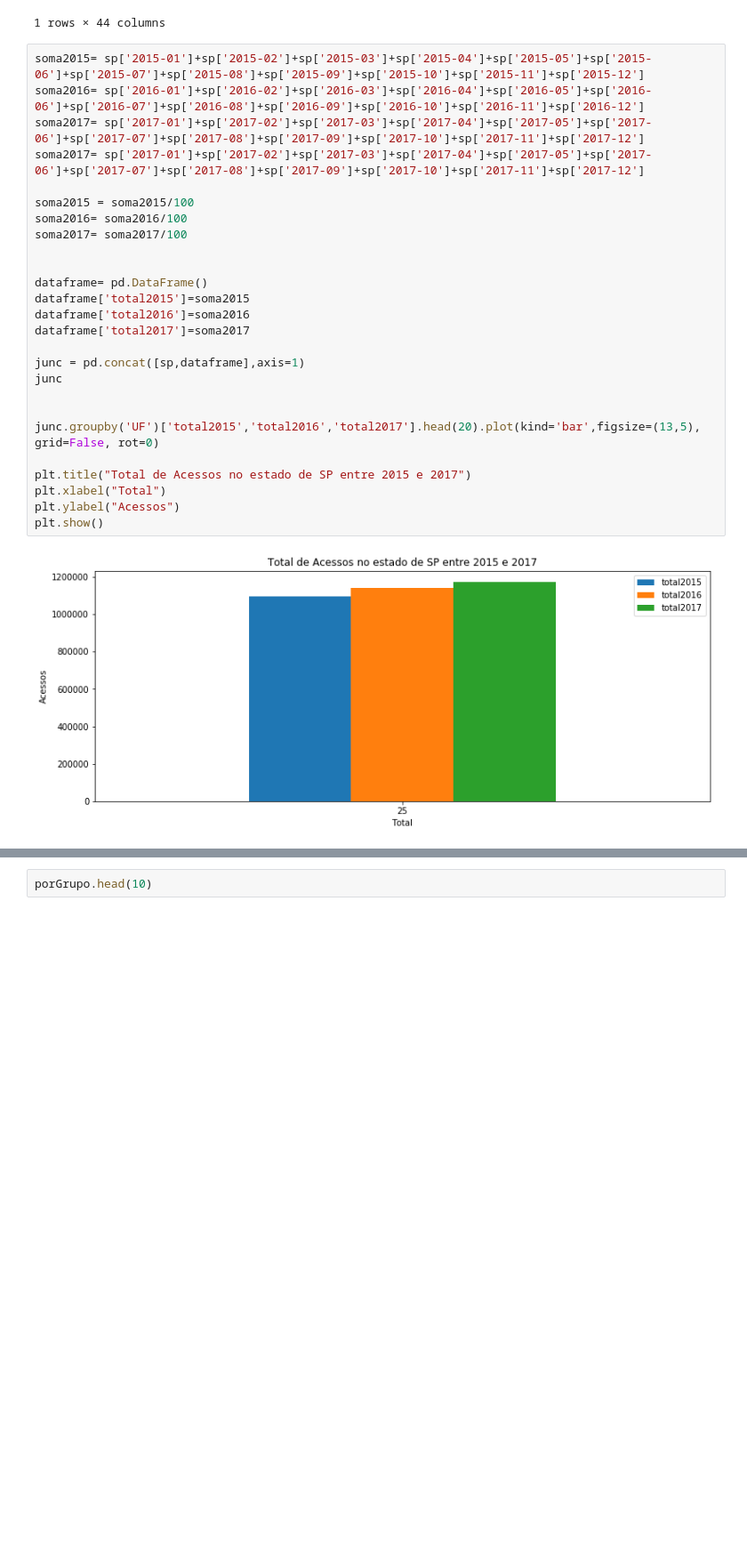
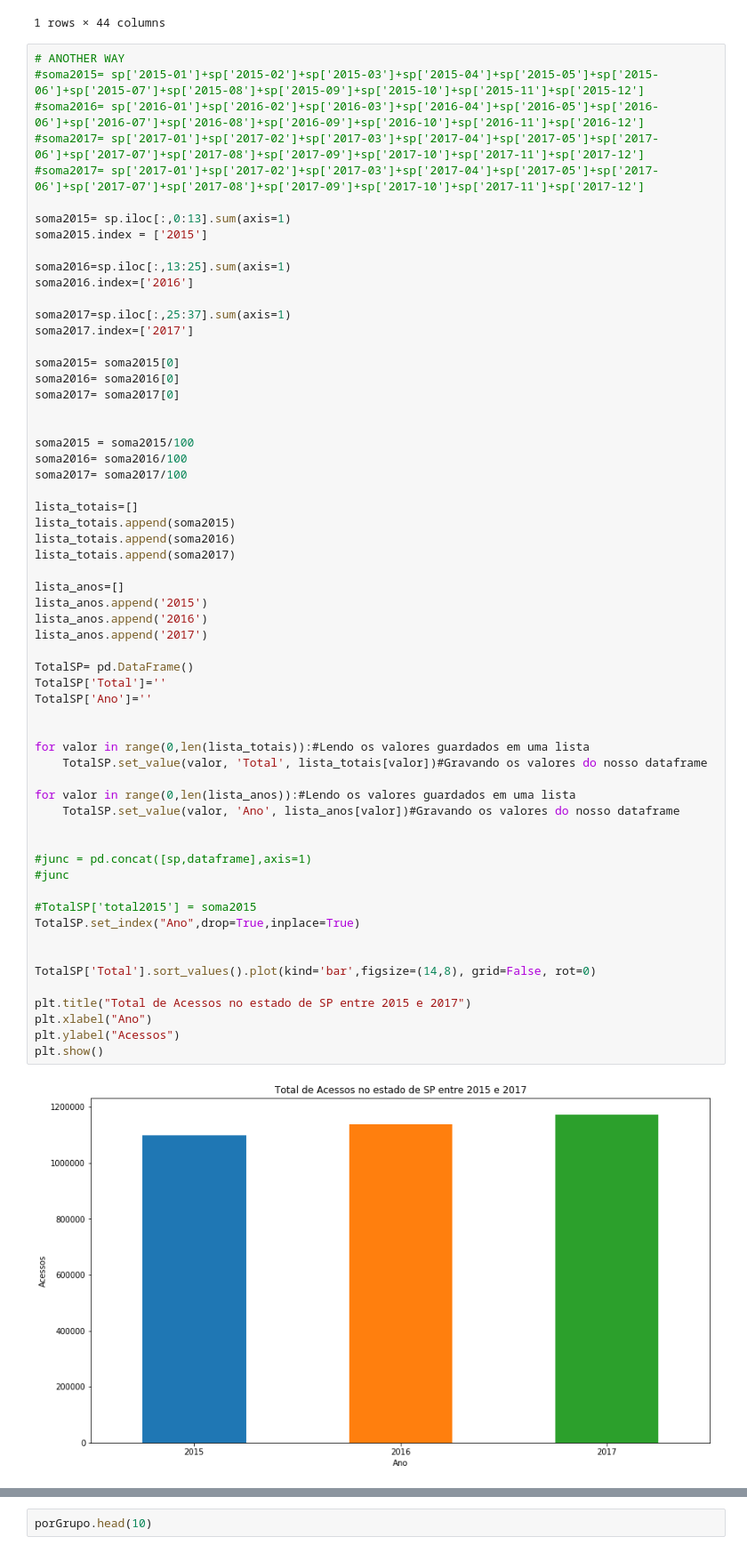
Before and after one commit to WanderWashington/AnaliseAnatel, a Jupyter notebook: Anatel_BandaLargaFixa.ipynb, the cells around one changed output, grey strips where cells are left out. Shown at 89% size. Cells and saved outputs as stored; diff of their text form; blank space fills up the shorter version.

```diff
--- a/Anatel_BandaLargaFixa.ipynb
+++ b/Anatel_BandaLargaFixa.ipynb
@@ -45,30 +45,64 @@ sp.head()
 | 25 | SP | 8914991 | 8962694 | 9037004 | 9071061 | 9115903 | 9130998 | 9173649 | 9221519 | 9237265 | ... | ... |
 1 rows × 44 columns
 # %%
-soma2015= sp['2015-01']+sp['2015-02']+sp['2015-03']+sp['2015-04']+sp['2015-05']+sp['2015-06']+sp['2015-07']+sp['2015-08']+sp['2015-09']+sp['2015-10']+sp['2015-11']+sp['2015-12']
-soma2016= sp['2016-01']+sp['2016-02']+sp['2016-03']+sp['2016-04']+sp['2016-05']+sp['2016-06']+sp['2016-07']+sp['2016-08']+sp['2016-09']+sp['2016-10']+sp['2016-11']+sp['2016-12']
-soma2017= sp['2017-01']+sp['2017-02']+sp['2017-03']+sp['2017-04']+sp['2017-05']+sp['2017-06']+sp['2017-07']+sp['2017-08']+sp['2017-09']+sp['2017-10']+sp['2017-11']+sp['2017-12']
-soma2017= sp['2017-01']+sp['2017-02']+sp['2017-03']+sp['2017-04']+sp['2017-05']+sp['2017-06']+sp['2017-07']+sp['2017-08']+sp['2017-09']+sp['2017-10']+sp['2017-11']+sp['2017-12']
+# ANOTHER WAY
+#soma2015= sp['2015-01']+sp['2015-02']+sp['2015-03']+sp['2015-04']+sp['2015-05']+sp['2015-06']+sp['2015-07']+sp['2015-08']+sp['2015-09']+sp['2015-10']+sp['2015-11']+sp['2015-12']
+#soma2016= sp['2016-01']+sp['2016-02']+sp['2016-03']+sp['2016-04']+sp['2016-05']+sp['2016-06']+sp['2016-07']+sp['2016-08']+sp['2016-09']+sp['2016-10']+sp['2016-11']+sp['2016-12']
+#soma2017= sp['2017-01']+sp['2017-02']+sp['2017-03']+sp['2017-04']+sp['2017-05']+sp['2017-06']+sp['2017-07']+sp['2017-08']+sp['2017-09']+sp['2017-10']+sp['2017-11']+sp['2017-12']
+#soma2017= sp['2017-01']+sp['2017-02']+sp['2017-03']+sp['2017-04']+sp['2017-05']+sp['2017-06']+sp['2017-07']+sp['2017-08']+sp['2017-09']+sp['2017-10']+sp['2017-11']+sp['2017-12']
+
+soma2015= sp.iloc[:,0:13].sum(axis=1)
+soma2015.index = ['2015']
+
+soma2016=sp.iloc[:,13:25].sum(axis=1)
+soma2016.index=['2016']
+
+soma2017=sp.iloc[:,25:37].sum(axis=1)
+soma2017.index=['2017']
+
+soma2015= soma2015[0]
+soma2016= soma2016[0]
+soma2017= soma2017[0]
+
 
 soma2015 = soma2015/100
 soma2016= soma2016/100
 soma2017= soma2017/100
 
+lista_totais=[]
+lista_totais.append(soma2015)
+lista_totais.append(soma2016)
+lista_totais.append(soma2017)
 
-dataframe= pd.DataFrame()
-dataframe['total2015']=soma2015
-dataframe['total2016']=soma2016
-dataframe['total2017']=soma2017
+lista_anos=[]
+lista_anos.append('2015')
+lista_anos.append('2016')
+lista_anos.append('2017')
 
-junc = pd.concat([sp,dataframe],axis=1)
-junc
+TotalSP= pd.DataFrame()
+TotalSP['Total']=''
+TotalSP['Ano']=''
 
 
-junc.groupby('UF')['total2015','total2016','total2017'].head(20).plot(kind='bar',figsize=(13,5), grid=False, rot=0)
+for valor in range(0,len(lista_totais)):#Lendo os valores guardados em uma lista
+    TotalSP.set_value(valor, 'Total', lista_totais[valor])#Gravando os valores do nosso dataframe
+
+for valor in range(0,len(lista_anos)):#Lendo os valores guardados em uma lista
+    TotalSP.set_value(valor, 'Ano', lista_anos[valor])#Gravando os valores do nosso dataframe
+
+
+#junc = pd.concat([sp,dataframe],axis=1)
+#junc
+
+#TotalSP['total2015'] = soma2015
+TotalSP.set_index("Ano",drop=True,inplace=True)
+
+
+TotalSP['Total'].sort_values().plot(kind='bar',figsize=(14,8), grid=False, rot=0)
 
 plt.title("Total de Acessos no estado de SP entre 2015 e 2017")
-plt.xlabel("Total")
+plt.xlabel("Ano")
 plt.ylabel("Acessos")
 plt.show()
 # %% [output]
-[figure, old version]
+[figure, new version]
```
Also changed, not shown: parts of 5 cells of this notebook.
